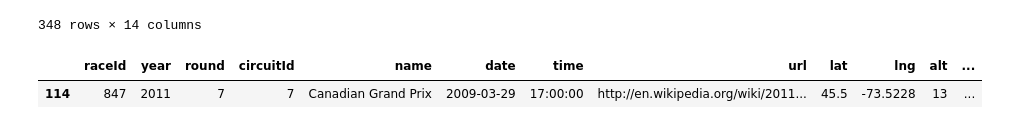
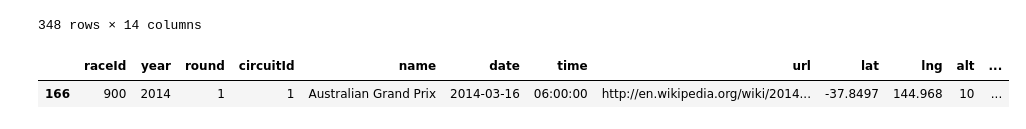
Before and after one commit to tkashdat/Portfolio, a Jupyter notebook: notebooks/F1Predictions.ipynb, the cells around one changed output. Cells and saved outputs as stored; diff of their text form; code cells hidden in the pictures.

```diff
--- a/notebooks/F1Predictions.ipynb
+++ b/notebooks/F1Predictions.ipynb
@@ -684,7 +718,7 @@ racesdf
 | 347 | 1096 | 2022 | 22 | 24 | Abu Dhabi Grand Prix | 2022-11-20 | 13:00:00 | http://en.wikipedia.org/wiki/2022... | 24.46720 | 54.60310 | 3 | ... |
 348 rows × 14 columns
 # %%
-racesdf.loc[racesdf['raceId']== 847]
+racesdf.loc[racesdf['raceId']== 900]
 # %% [output]
 |  | raceId | year | round | circuitId | name | date | time | url | lat | lng | alt | ... |
-| 114 | 847 | 2011 | 7 | 7 | Canadian Grand Prix | 2009-03-29 | 17:00:00 | http://en.wikipedia.org/wiki/2011... | 45.5 | -73.5228 | 13 | ... |
+| 166 | 900 | 2014 | 1 | 1 | Australian Grand Prix | 2014-03-16 | 06:00:00 | http://en.wikipedia.org/wiki/2014... | -37.8497 | 144.968 | 10 | ... |
```
Also changed, not shown: parts of 9 cells of this notebook.
